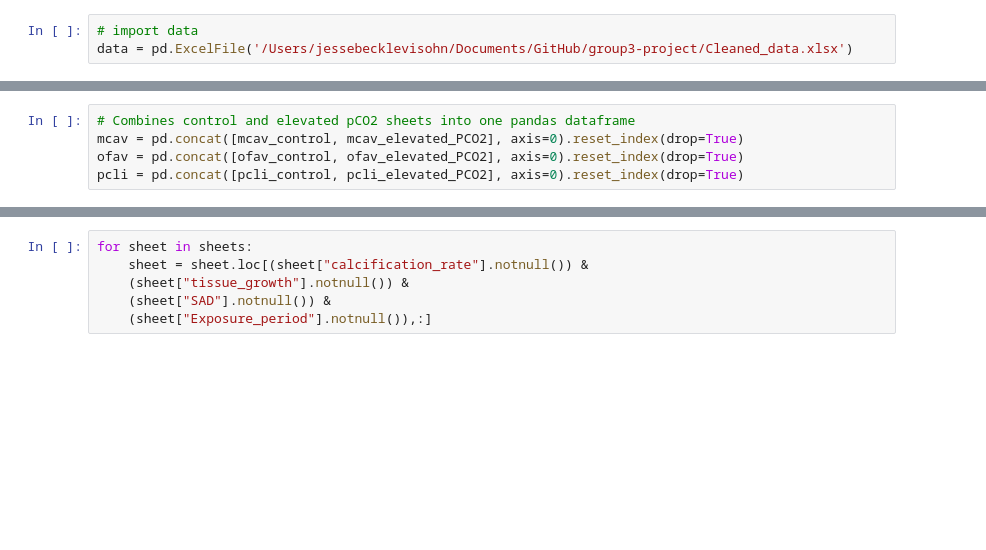
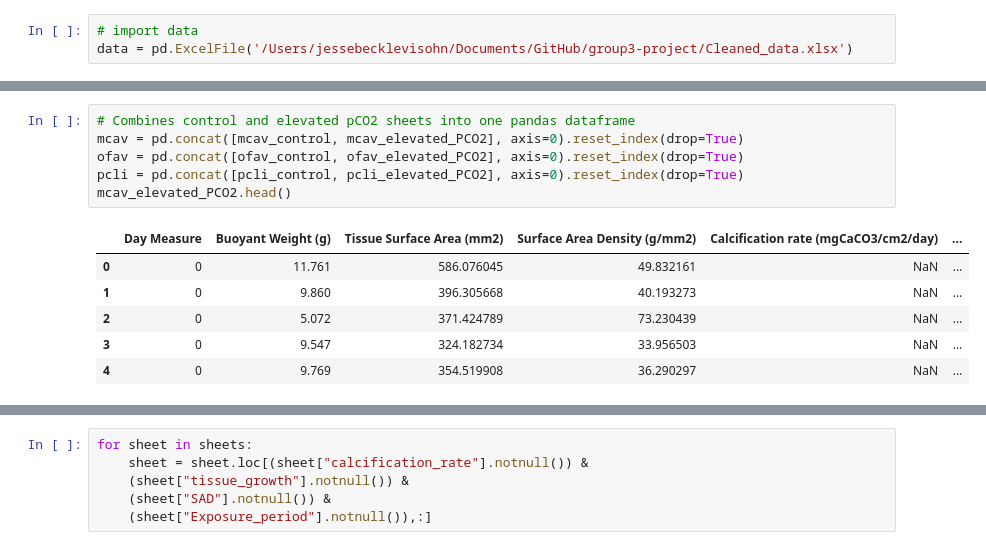
Before and after one commit to ENVS110a-SP23/group3-project, a Jupyter notebook: anova.ipynb, the cells around one changed output, grey strips where cells are left out. Saved outputs shown, nothing was run; the diff lists cells and outputs as text; blank space fills up the shorter version.

```diff
--- a/anova.ipynb
+++ b/anova.ipynb
@@ -25,8 +34,16 @@ pcli_elevated_PCO2 = pd.read_excel(data, sheet_name = 'Pcli Elevated PCO2')
 # %%
 # Combines control and elevated pCO2 sheets into one pandas dataframe
 mcav = pd.concat([mcav_control, mcav_elevated_PCO2], axis=0).reset_index(drop=True)
 ofav = pd.concat([ofav_control, ofav_elevated_PCO2], axis=0).reset_index(drop=True)
 pcli = pd.concat([pcli_control, pcli_elevated_PCO2], axis=0).reset_index(drop=True)
+mcav_elevated_PCO2.head()
+# %% [output]
+|  | Day Measure | Buoyant Weight (g) | Tissue Surface Area (mm2) | Surface Area Density (g/mm2) | Calcification rate (mgCaCO3/cm2/day) | ... |
+| 0 | 0 | 11.761 | 586.076045 | 49.832161 | NaN | ... |
+| 1 | 0 | 9.860 | 396.305668 | 40.193273 | NaN | ... |
+| 2 | 0 | 5.072 | 371.424789 | 73.230439 | NaN | ... |
+| 3 | 0 | 9.547 | 324.182734 | 33.956503 | NaN | ... |
+| 4 | 0 | 9.769 | 354.519908 | 36.290297 | NaN | ... |
 # %%
 # Adding all the sheets to a list
 sheets = [mcav, ofav, pcli]
```
Also changed, not shown: parts of 4 cells of this notebook, 1 other file.
